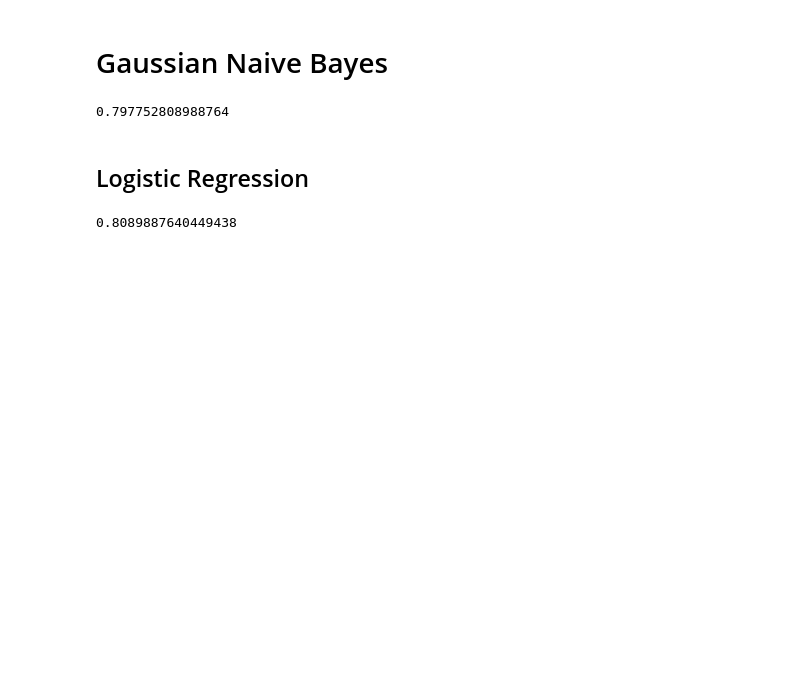
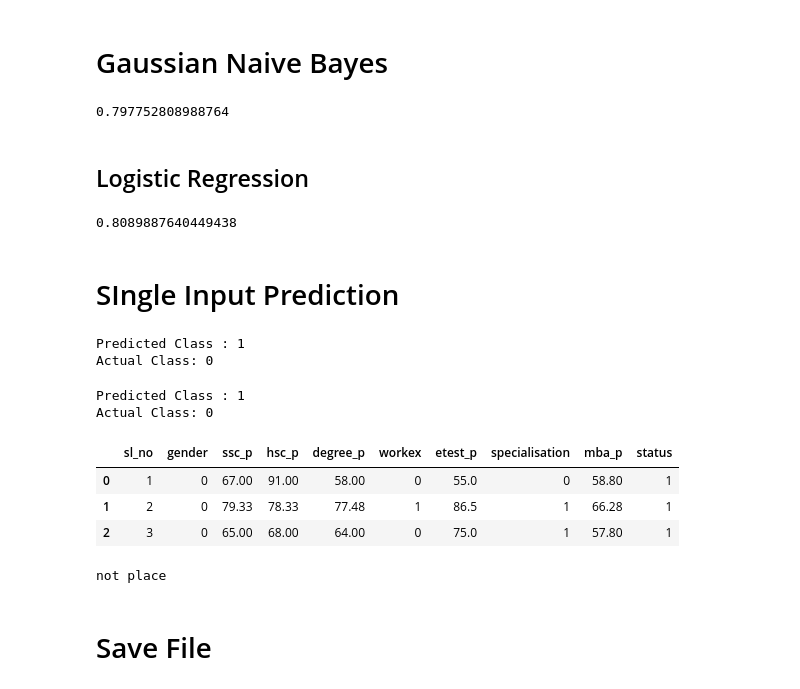
Before and after one commit to HarshRaut9945/Machine-Learning-Project, a Jupyter notebook: Job_Requirement/data.ipynb, the cells around one changed output. Saved outputs shown, nothing was run; the diff lists cells and outputs as text; code cells hidden in the pictures; blank space fills up the shorter version.

```diff
--- a/Job_Requirement/data.ipynb
+++ b/Job_Requirement/data.ipynb
@@ -295,3 +295,24 @@ lg_accuracy = lg.score(X_test, y_test)
 lg_accuracy
 # %% [output]
 0.8089887640449438
+# %% [markdown]
+# SIngle Input Prediction
+# %%
+print("Predicted Class :",random_forest.predict(X_train[50].reshape(1,-1))[0])
+print("Actual Class:", y_test.iloc[50])
+# %% [output]
+Predicted Class : 1
+Actual Class: 0
+# %%
+print("Predicted Class :",random_forest.predict(X_train[10].reshape(1,-1))[0])
+print("Actual Class:", y_test.iloc[10])
+# %% [output]
+Predicted Class : 1
+Actual Class: 0
+# %%
+balanced_data.head(3)
+# %% [output]
+|  | sl_no | gender | ssc_p | hsc_p | degree_p | workex | etest_p | specialisation | mba_p | status |
+| 0 | 1 | 0 | 67.00 | 91.00 | 58.00 | 0 | 55.0 | 0 | 58.80 | 1 |
+| 1 | 2 | 0 | 79.33 | 78.33 | 77.48 | 1 | 86.5 | 1 | 66.28 | 1 |
+| 2 | 3 | 0 | 65.00 | 68.00 | 64.00 | 0 | 75.0 | 1 | 57.80 | 1 |
@@ -297,0 +340,23 @@ lg_accuracy
+# %%
+sl_no =11
+gender = "F"
+ssc_p =58.
+hsc_p = 61.
+degree_p = 60.
+workex = "Yes"
+etest_p = 62.
+specialisation = "Mkt&Fin"
+mba_p = 60.85
+
+
+result = prediction(sl_no, gender, ssc_p, hsc_p, degree_p, workex, etest_p, specialisation, mba_p)
+
+if result == 1:
+    print('place')
+
+else:
+    print('not place')
+# %% [output]
+not place
+# %% [markdown]
+# Save File
```
Also changed, not shown: parts of 6 cells of this notebook, 8 other files.
